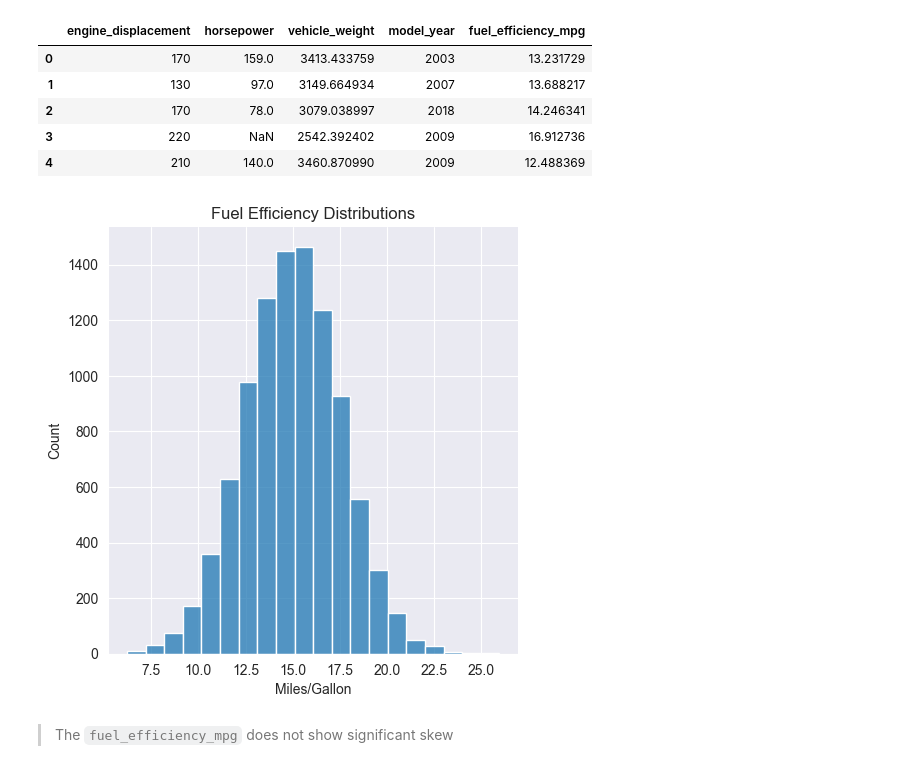
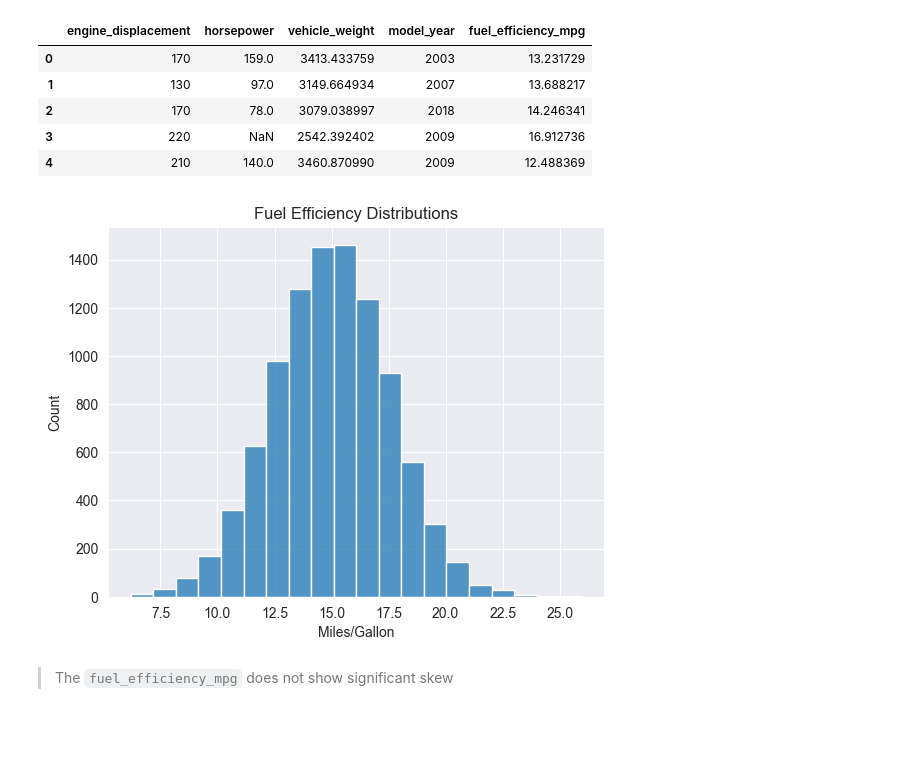
Before and after one commit to bastien-winant/ml-zoomcamp, a Jupyter notebook: 02-regression/homework.ipynb, the cells around one changed output. Saved outputs shown, nothing was run; the diff lists cells and outputs as text; code cells hidden in the pictures; blank space fills up the shorter version.

```diff
--- a/02-regression/homework.ipynb
+++ b/02-regression/homework.ipynb
@@ -30,12 +30,12 @@ df.head()
 | 3 | 220 | NaN | 2542.392402 | 2009 | 16.912736 |
 | 4 | 210 | 140.0 | 3460.870990 | 2009 | 12.488369 |
 # %%
-sns.displot(df, x="fuel_efficiency_mpg", bins=20)
+sns.histplot(df, x="fuel_efficiency_mpg", bins=20)
 plt.title("Fuel Efficiency Distributions")
 plt.xlabel("Miles/Gallon")
 plt.show()
 # %% [output]
-[figure, old version]
+[figure, new version]
 # %% [markdown]
 > The `fuel_efficiency_mpg` does not show significant skew
 # %% [markdown]
```
Also changed, not shown: parts of 12 cells of this notebook, 1 other file.
